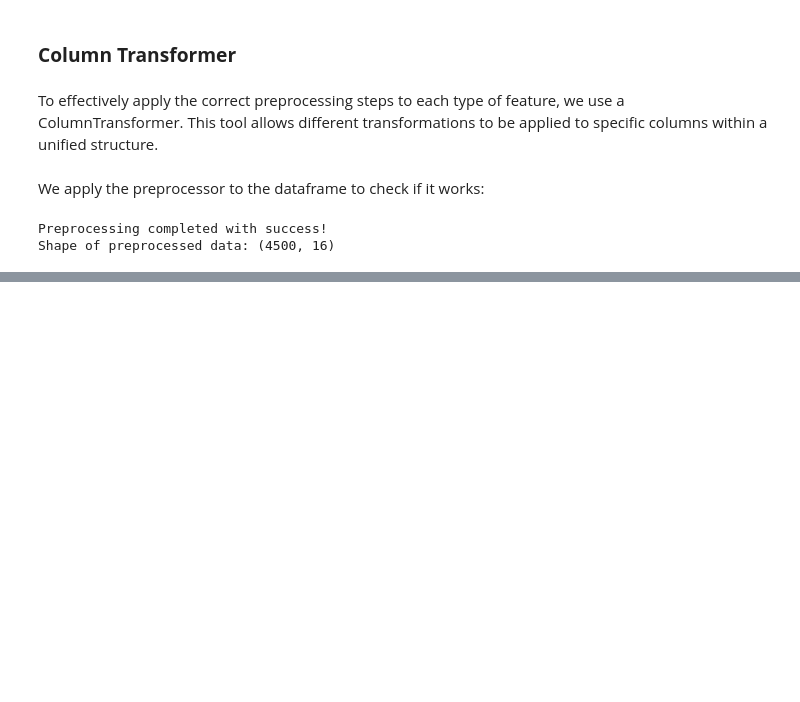
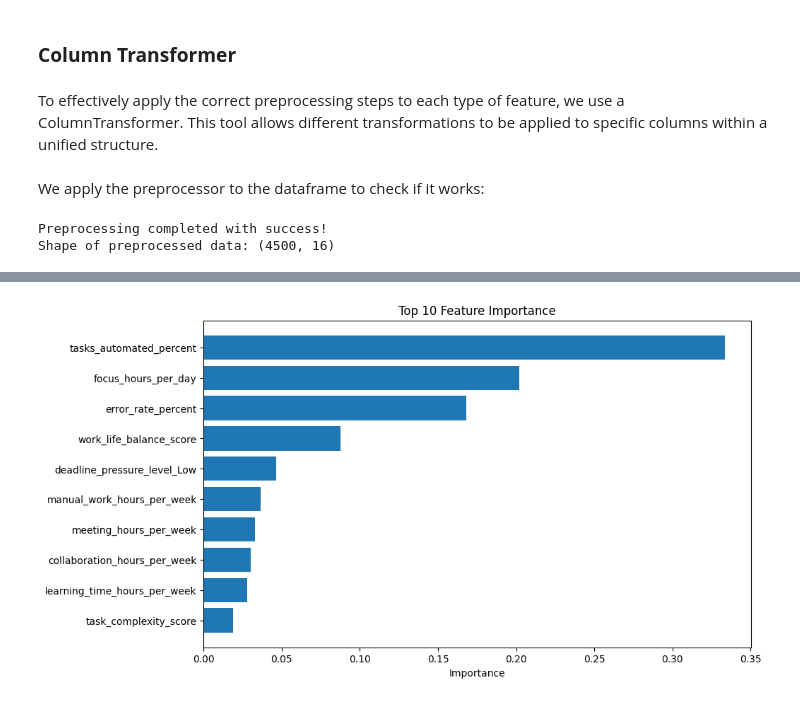
Before and after one commit to saradifranco/AI-Workplace-Productivity-Analysis, a Jupyter notebook: code.ipynb, the cells around one changed output, grey strips where cells are left out. Cells and saved outputs as stored; diff of their text form; code cells hidden in the pictures; blank space fills up the shorter version.

```diff
--- a/code.ipynb
+++ b/code.ipynb
@@ -514,0 +566,15 @@ Shape of preprocessed data: (4500, 16)
+# %%
+# Feature numeriche
+feature_names_num = numerical_features_log_scale + numerical_features_scale_only
+
+# Feature categoriali (one-hot encoding)
+categorical_ohe = model.named_steps["preprocessor"] \
+    .named_transformers_["categorical"] \
+    .named_steps["onehot"] \
+    .get_feature_names_out(categorical_features)
+
+# Lista finale delle feature
+feature_names = list(feature_names_num) + list(categorical_ohe)
+
+# Controllo
+print("Numero feature:", len(feature_names))
@@ -514,0 +583,11 @@ Shape of preprocessed data: (4500, 16)
+# %%
+import pandas as pd
+
+importances = model.named_steps["regressor"].feature_importances_
+
+feat_importance = pd.DataFrame({
+    "feature": feature_names,
+    "importance": importances
+}).sort_values(by="importance", ascending=False)
+
+print(feat_importance.head(10))
@@ -514,0 +606,11 @@ Shape of preprocessed data: (4500, 16)
+# %%
+import matplotlib.pyplot as plt
+
+plt.figure(figsize=(10,6))
+plt.barh(feat_importance["feature"][:10], feat_importance["importance"][:10])
+plt.gca().invert_yaxis()
+plt.title("Top 10 Feature Importance")
+plt.xlabel("Importance")
+plt.show()
+# %% [output]
+[figure, added]
```
Also changed, not shown: parts of 13 cells of this notebook.
